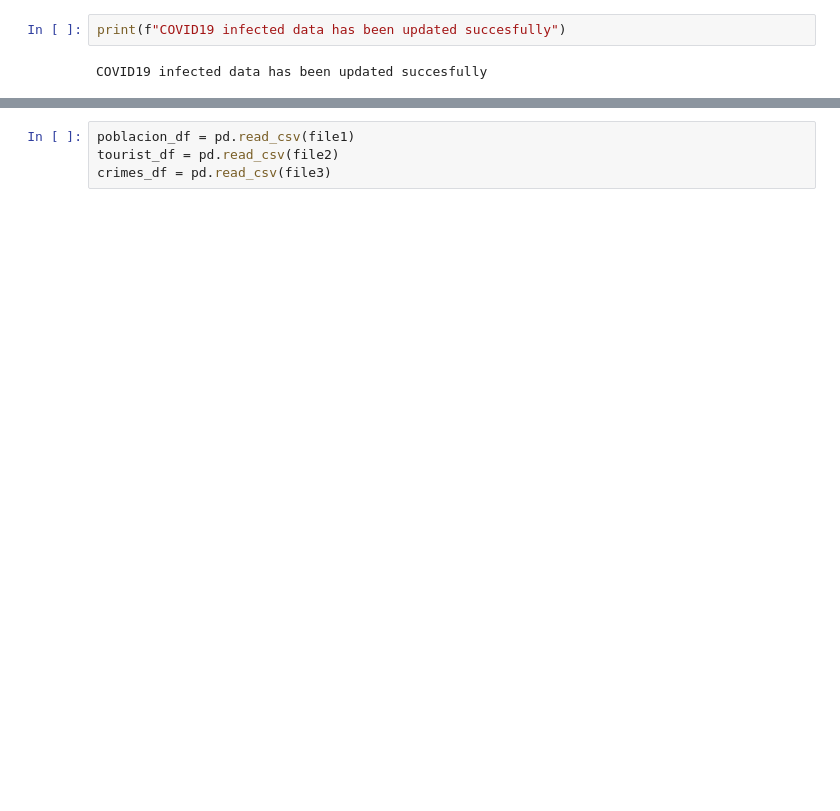
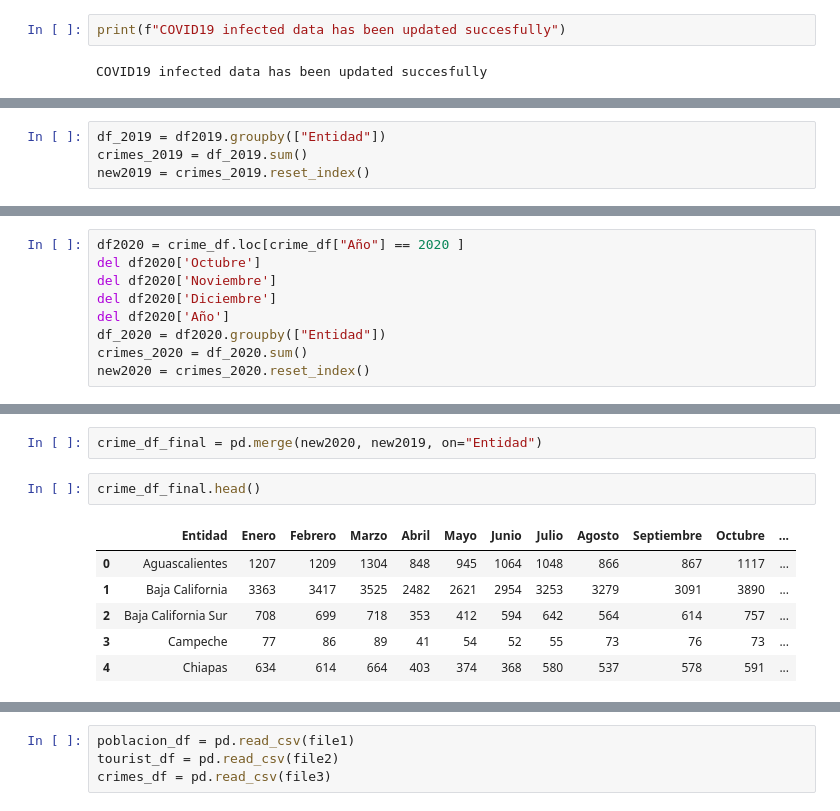
Before and after one commit to robmir22/Project1_Pygmalion, a Jupyter notebook: Project_Pygmalion.ipynb, the cells around one changed output, grey strips where cells are left out. Cells and saved outputs as stored; diff of their text form; blank space fills up the shorter version.

```diff
--- a/Project_Pygmalion.ipynb
+++ b/Project_Pygmalion.ipynb
@@ -125,0 +326,4 @@ COVID19 infected data has been updated succesfully
+# %%
+df_2019 = df2019.groupby(["Entidad"])
+crimes_2019 = df_2019.sum()
+new2019 = crimes_2019.reset_index()
@@ -125,0 +339,9 @@ COVID19 infected data has been updated succesfully
+# %%
+df2020 = crime_df.loc[crime_df["Año"] == 2020 ]
+del df2020['Octubre']
+del df2020['Noviembre']
+del df2020['Diciembre']
+del df2020['Año']
+df_2020 = df2020.groupby(["Entidad"])
+crimes_2020 = df_2020.sum()
+new2020 = crimes_2020.reset_index()
@@ -125,0 +357,11 @@ COVID19 infected data has been updated succesfully
+# %%
+crime_df_final = pd.merge(new2020, new2019, on="Entidad")
+# %%
+crime_df_final.head()
+# %% [output]
+|  | Entidad | Enero | Febrero | Marzo | Abril | Mayo | Junio | Julio | Agosto | Septiembre | Octubre | ... |
+| 0 | Aguascalientes | 1207 | 1209 | 1304 | 848 | 945 | 1064 | 1048 | 866 | 867 | 1117 | ... |
+| 1 | Baja California | 3363 | 3417 | 3525 | 2482 | 2621 | 2954 | 3253 | 3279 | 3091 | 3890 | ... |
+| 2 | Baja California Sur | 708 | 699 | 718 | 353 | 412 | 594 | 642 | 564 | 614 | 757 | ... |
+| 3 | Campeche | 77 | 86 | 89 | 41 | 54 | 52 | 55 | 73 | 76 | 73 | ... |
+| 4 | Chiapas | 634 | 614 | 664 | 403 | 374 | 368 | 580 | 537 | 578 | 591 | ... |
```
Also changed, not shown: parts of 31 cells of this notebook, 5 other files.
